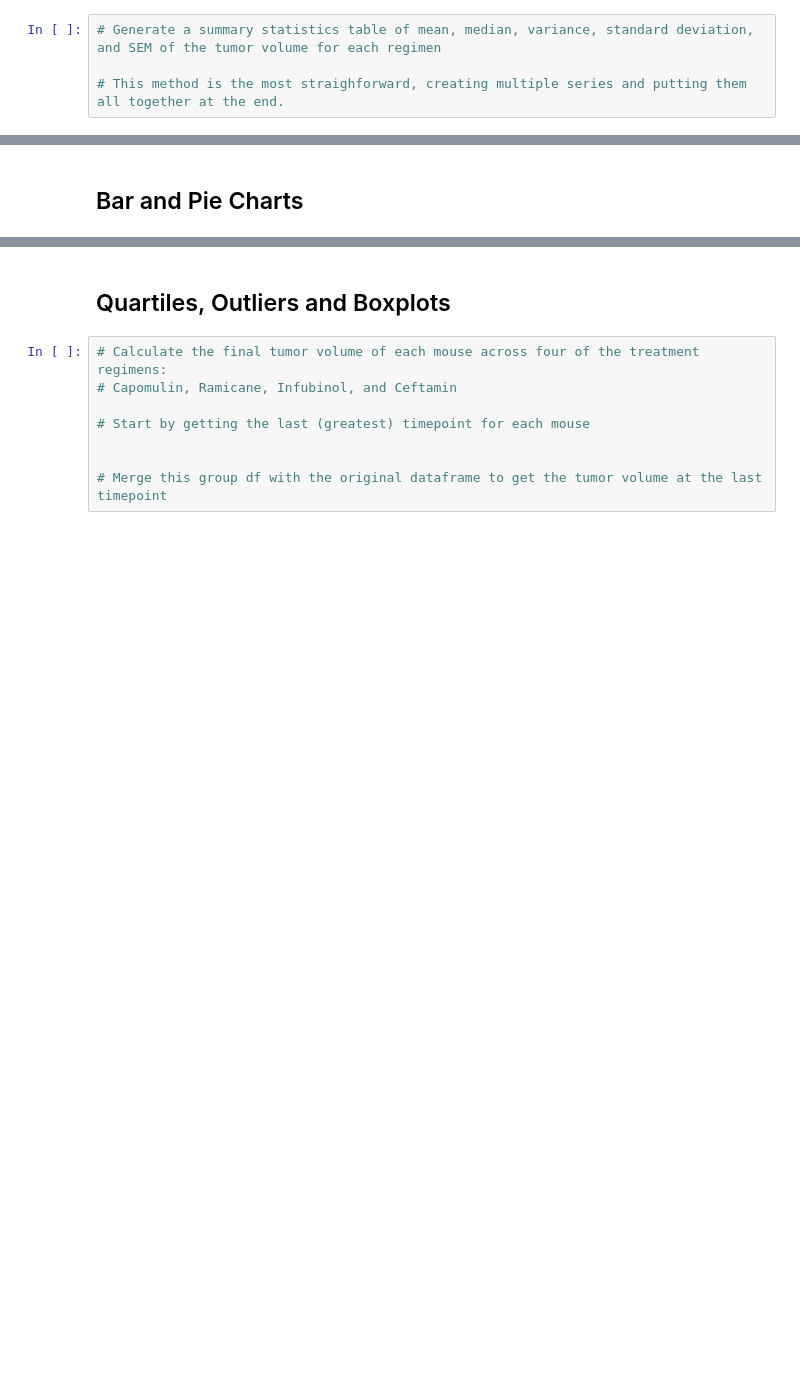
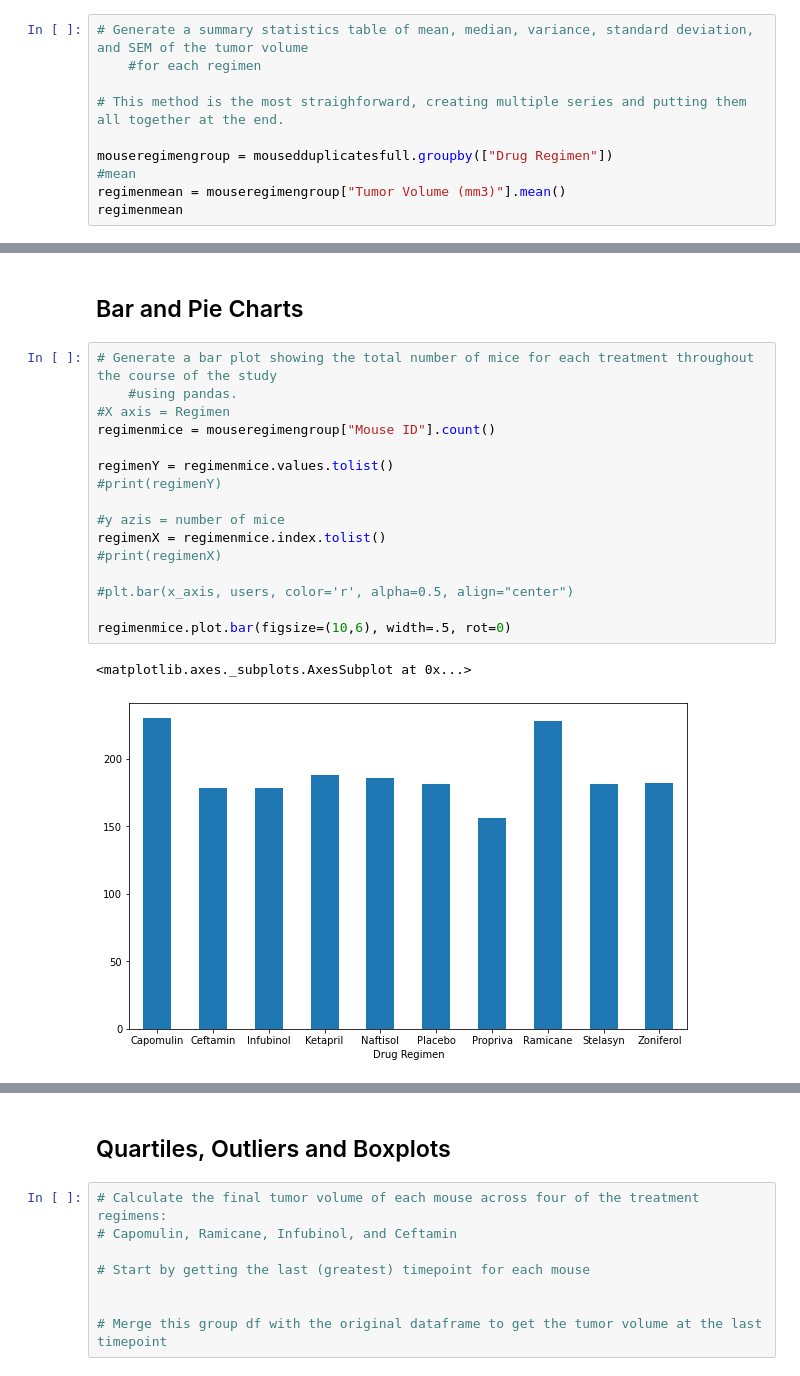
Before and after one commit to jMacProd/MatplotlibChallenge, a Jupyter notebook: Pymaceuticals/pymaceuticals.ipynb, the cells around one changed output, grey strips where cells are left out. Cells and saved outputs as stored; diff of their text form; blank space fills up the shorter version.

```diff
--- a/Pymaceuticals/pymaceuticals.ipynb
+++ b/Pymaceuticals/pymaceuticals.ipynb
@@ -100,6 +117,12 @@ There are 1888 records in the dataframe
 # %% [markdown]
 ## Summary Statistics
 # %%
-# Generate a summary statistics table of mean, median, variance, standard deviation, and SEM of the tumor volume for each regimen
+# Generate a summary statistics table of mean, median, variance, standard deviation, and SEM of the tumor volume
+    #for each regimen
 
 # This method is the most straighforward, creating multiple series and putting them all together at the end.
+
+mouseregimengroup = mousedduplicatesfull.groupby(["Drug Regimen"])
+#mean
+regimenmean = mouseregimengroup["Tumor Volume (mm3)"].mean()
+regimenmean
@@ -110,3 +266,22 @@ There are 1888 records in the dataframe
 # %% [markdown]
 ## Bar and Pie Charts
+# %%
+# Generate a bar plot showing the total number of mice for each treatment throughout the course of the study
+    #using pandas.
+#X axis = Regimen
+regimenmice = mouseregimengroup["Mouse ID"].count()
+
+regimenY = regimenmice.values.tolist()
+#print(regimenY)
+
+#y azis = number of mice
+regimenX = regimenmice.index.tolist()
+#print(regimenX)
+
+#plt.bar(x_axis, users, color='r', alpha=0.5, align="center")
+
+regimenmice.plot.bar(figsize=(10,6), width=.5, rot=0)
+# %% [output]
+<matplotlib.axes._subplots.AxesSubplot at 0x...>
+[figure, added]
 # %%
```
Also changed, not shown: parts of 17 cells of this notebook.
